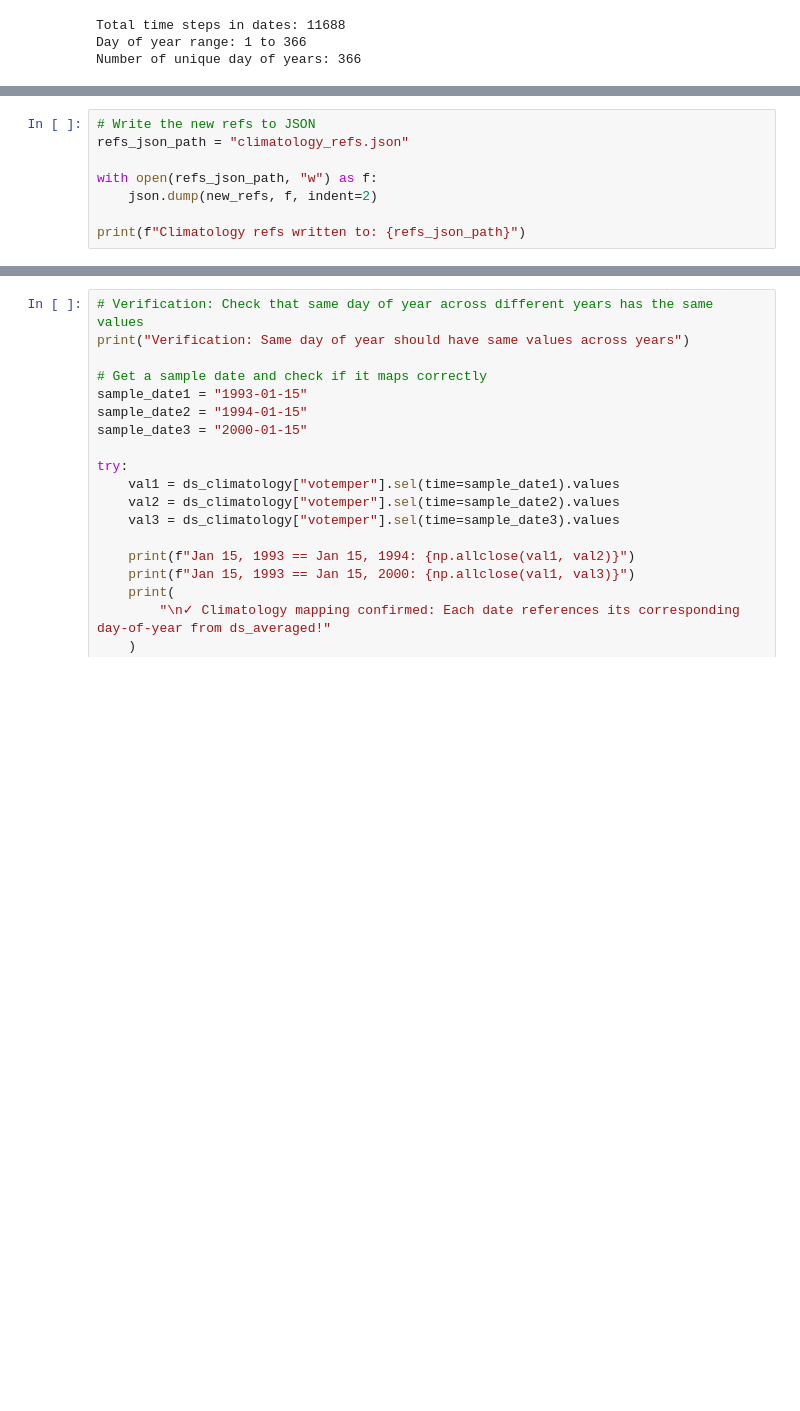
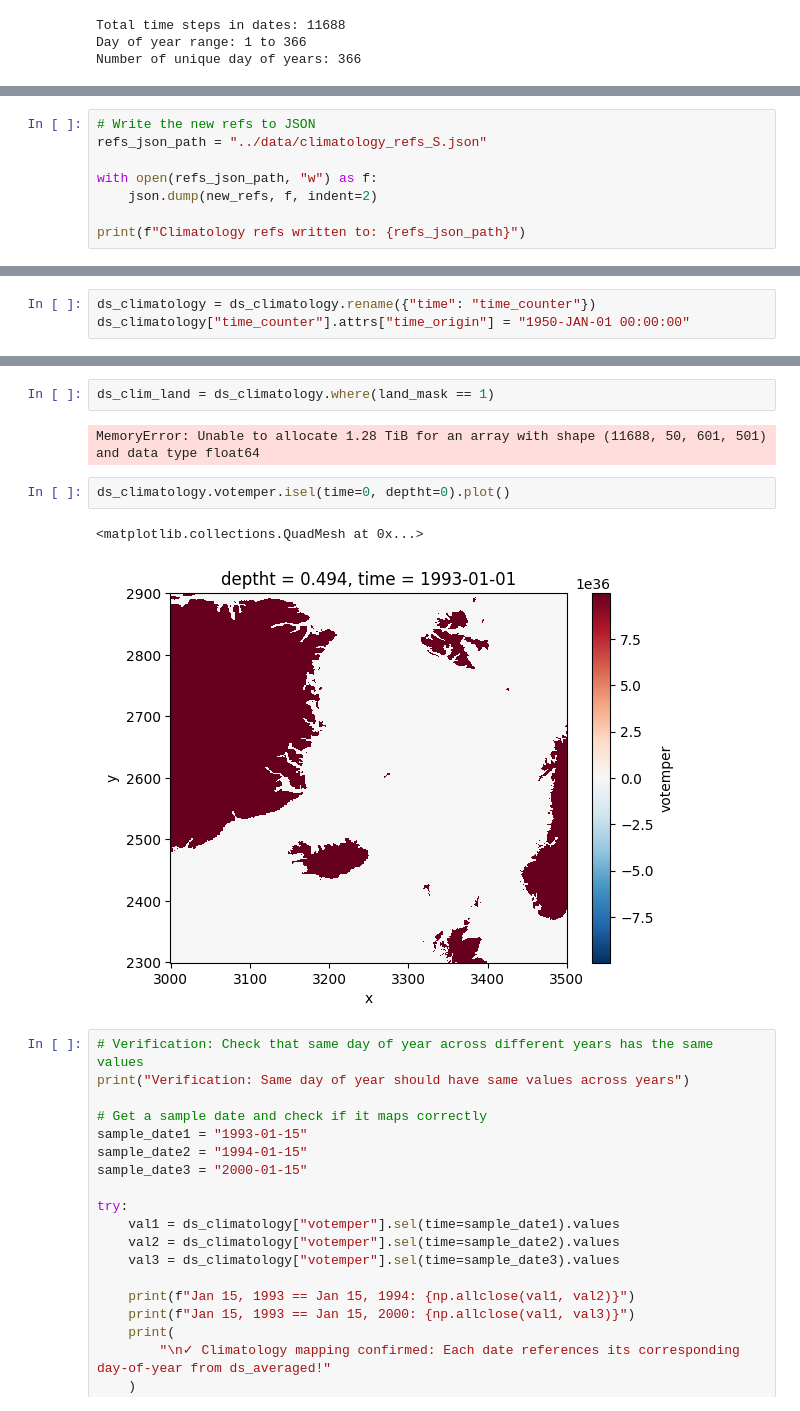
Before and after one commit to ischiller-weiss/FBC_Lagrangian, a Jupyter notebook: src/create_reference_clim_file.ipynb, the cells around one changed output, grey strips where cells are left out. Drawn from its saved outputs; the diff is of its cells as text; blank space fills up the shorter version.

Commit message:
change time_origin, relabel time_counter

```diff
--- a/src/create_reference_clim_file.ipynb
+++ b/src/create_reference_clim_file.ipynb
@@ -159,7 +165,7 @@ New refs created:
   Temperature chunks mapped from ds_averaged based on day of year
 # %%
 # Write the new refs to JSON
-refs_json_path = "climatology_refs.json"
+refs_json_path = "../data/climatology_refs_S.json"
 
 with open(refs_json_path, "w") as f:
     json.dump(new_refs, f, indent=2)
@@ -187,0 +214,3 @@ Data variables:
+# %%
+ds_climatology = ds_climatology.rename({"time": "time_counter"})
+ds_climatology["time_counter"].attrs["time_origin"] = "1950-JAN-01 00:00:00"
@@ -188,3 +237,12 @@ Data variables:
+# %%
+ds_clim_land = ds_climatology.where(land_mask == 1)
+# %% [output]
+MemoryError: Unable to allocate 1.28 TiB for an array with shape (11688, 50, 601, 501) and data type float64
+# %%
+ds_climatology.votemper.isel(time=0, deptht=0).plot()
+# %% [output]
+<matplotlib.collections.QuadMesh at 0x...>
+[figure, added]
 # %%
 # Verification: Check that same day of year across different years has the same values
 print("Verification: Same day of year should have same values across years")
```
Also changed, not shown: parts of 8 cells of this notebook.
